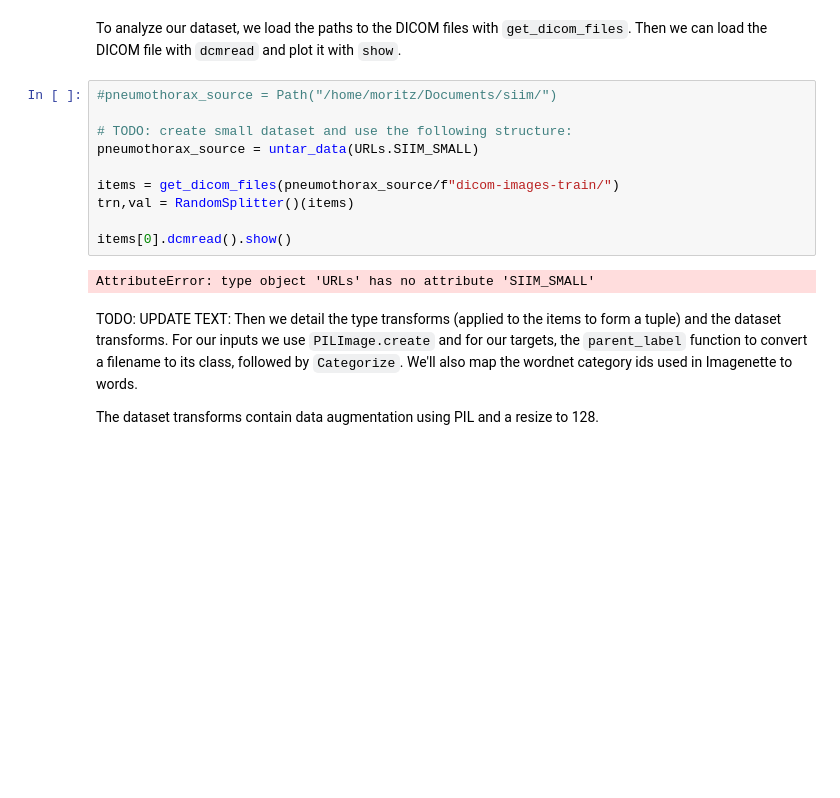
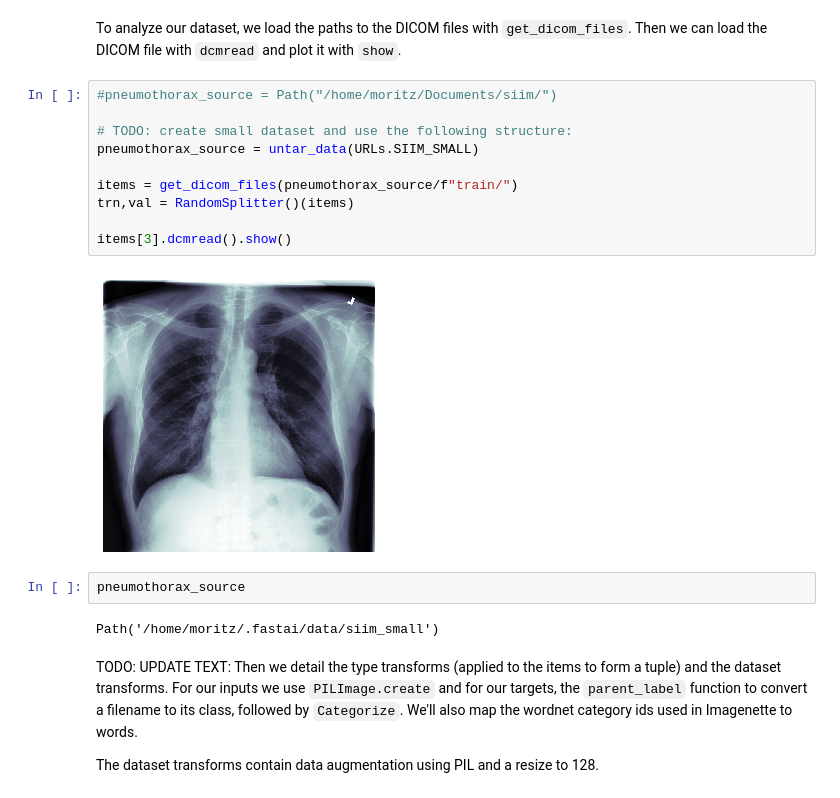
Before and after one commit to moritzschwyzer/fastai2, a Jupyter notebook: nbs/61_tutorial.medical_imaging.ipynb, the cells around one changed output. Drawn from its saved outputs; the diff is of its cells as text; blank space fills up the shorter version.

```diff
--- a/nbs/61_tutorial.medical_imaging.ipynb
+++ b/nbs/61_tutorial.medical_imaging.ipynb
@@ -24,15 +22,19 @@ To analyze our dataset, we load the paths to the DICOM files with `get_dicom_fil
 # %%
 #pneumothorax_source = Path("/home/moritz/Documents/siim/")
 
 # TODO: create small dataset and use the following structure:
 pneumothorax_source = untar_data(URLs.SIIM_SMALL)
 
-items = get_dicom_files(pneumothorax_source/f"dicom-images-train/")
+items = get_dicom_files(pneumothorax_source/f"train/")
 trn,val = RandomSplitter()(items)
 
-items[0].dcmread().show()
+items[3].dcmread().show()
 # %% [output]
-AttributeError: type object 'URLs' has no attribute 'SIIM_SMALL'
+[figure, added]
+# %%
+pneumothorax_source
+# %% [output]
+Path('/home/moritz/.fastai/data/siim_small')
 # %% [markdown]
 TODO: UPDATE TEXT: Then we detail the type transforms (applied to the items to form a tuple) and the dataset transforms. For our inputs we use `PILImage.create` and for our targets, the `parent_label` function to convert a filename to its class, followed by `Categorize`. We'll also map the wordnet category ids used in Imagenette to words.
 
```
Also changed, not shown: parts of 2 cells of this notebook, 1 other file.
